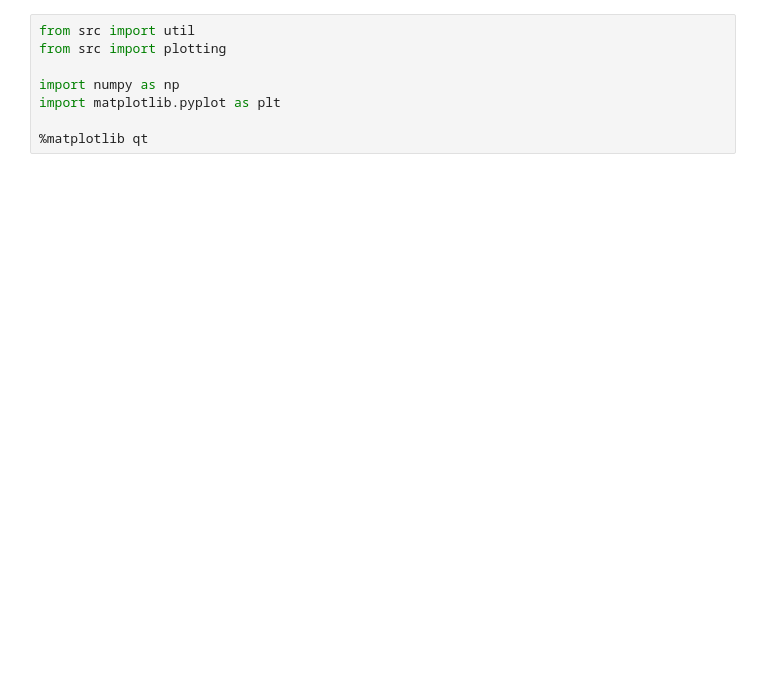
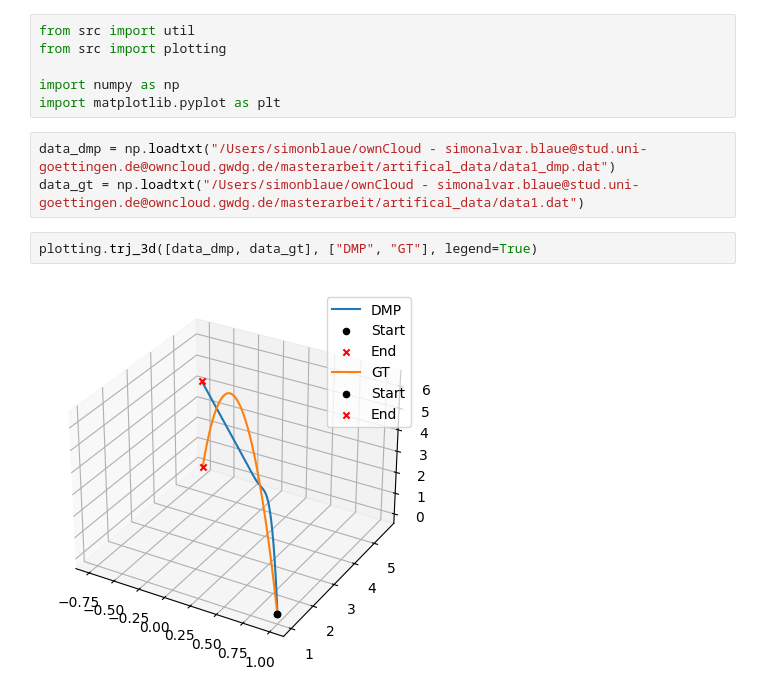
Before and after one commit to simonblaue/masterarbeit, a Jupyter notebook: tests.ipynb, the cells around one changed output. Saved outputs shown, nothing was run; the diff lists cells and outputs as text; blank space fills up the shorter version.

```diff
--- a/tests.ipynb
+++ b/tests.ipynb
@@ -4,5 +4,10 @@ from src import plotting
 
 import numpy as np
 import matplotlib.pyplot as plt
-
-%matplotlib qt
+# %%
+data_dmp = np.loadtxt("/Users/simonblaue/ownCloud - simonalvar.blaue@stud.uni-goettingen.de@owncloud.gwdg.de/masterarbeit/artifical_data/data1_dmp.dat")
+data_gt = np.loadtxt("/Users/simonblaue/ownCloud - simonalvar.blaue@stud.uni-goettingen.de@owncloud.gwdg.de/masterarbeit/artifical_data/data1.dat")
+# %%
+plotting.trj_3d([data_dmp, data_gt], ["DMP", "GT"], legend=True)
+# %% [output]
+[figure, added]
```
Also changed, not shown: parts of 4 cells of this notebook, 3 other files.
